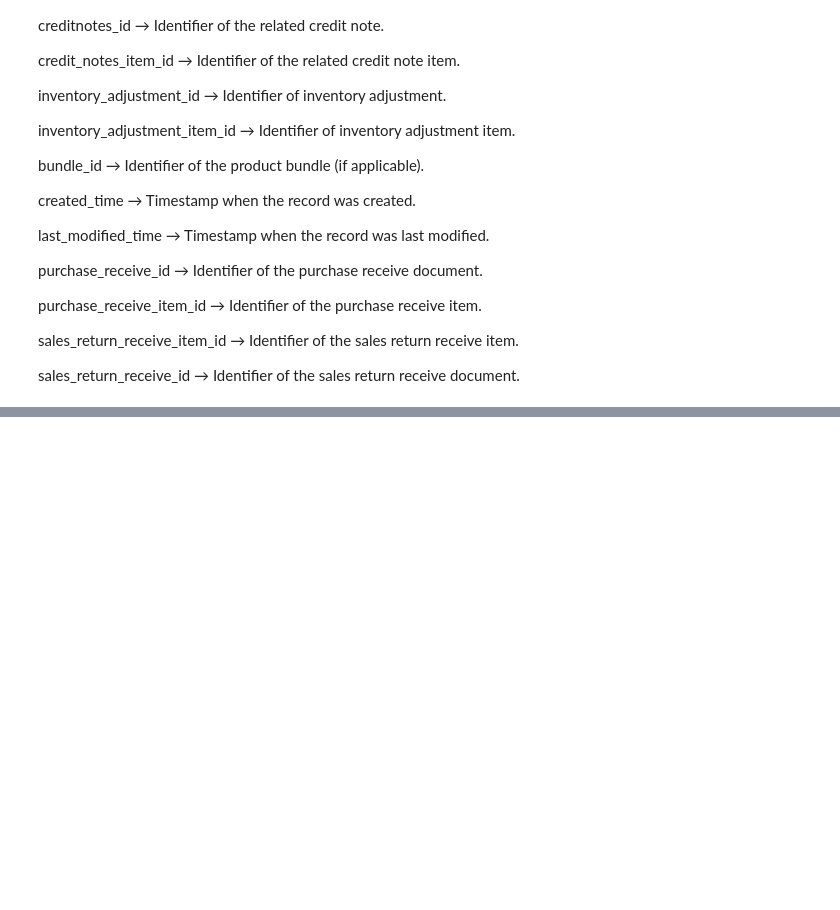
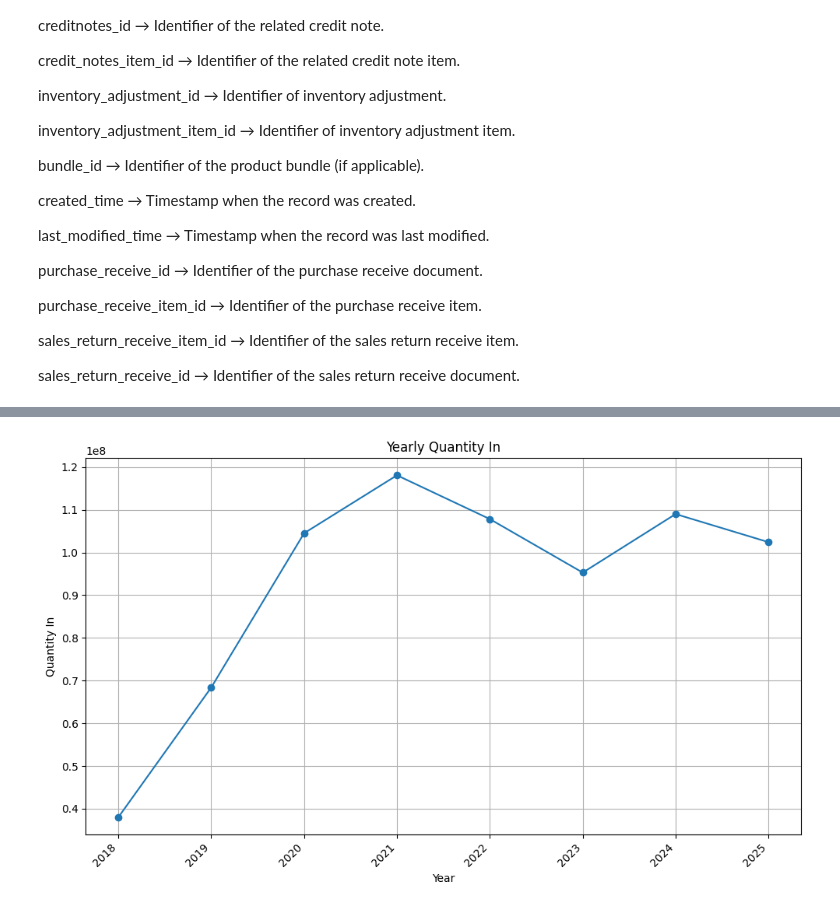
Before and after one commit to ideaboxai/ideaboxai-vertical-ml-service, a Jupyter notebook: notebooks/demand_forcasting/batch_number_in.ipynb, the cells around one changed output, grey strips where cells are left out. Drawn from its saved outputs; the diff is of its cells as text; code cells hidden in the pictures; blank space fills up the shorter version.

```diff
--- a/notebooks/demand_forcasting/batch_number_in.ipynb
+++ b/notebooks/demand_forcasting/batch_number_in.ipynb
@@ -271,0 +195,25 @@ plt.show()
+# %%
+from graph import plot_line_graph
+
+# Ensure datetime
+batch_number_in_df["created_time"] = pd.to_datetime(batch_number_in_df["created_time"], errors="coerce")
+
+# Aggregate yearly
+yearly_df = (
+    batch_number_in_df
+    .groupby(batch_number_in_df["created_time"].dt.year)["quantity_in"]
+    .sum()
+    .reset_index()
+    .rename(columns={"created_time": "year"})
+)
+
+# Plot
+plot_line_graph(
+    yearly_df["year"],
+    yearly_df["quantity_in"],
+    title="Yearly Quantity In",
+    x_label="Year",
+    y_label="Quantity In"
+)
+# %% [output]
+[figure, added]
```
Also changed, not shown: parts of 20 cells of this notebook, 5 other files.
